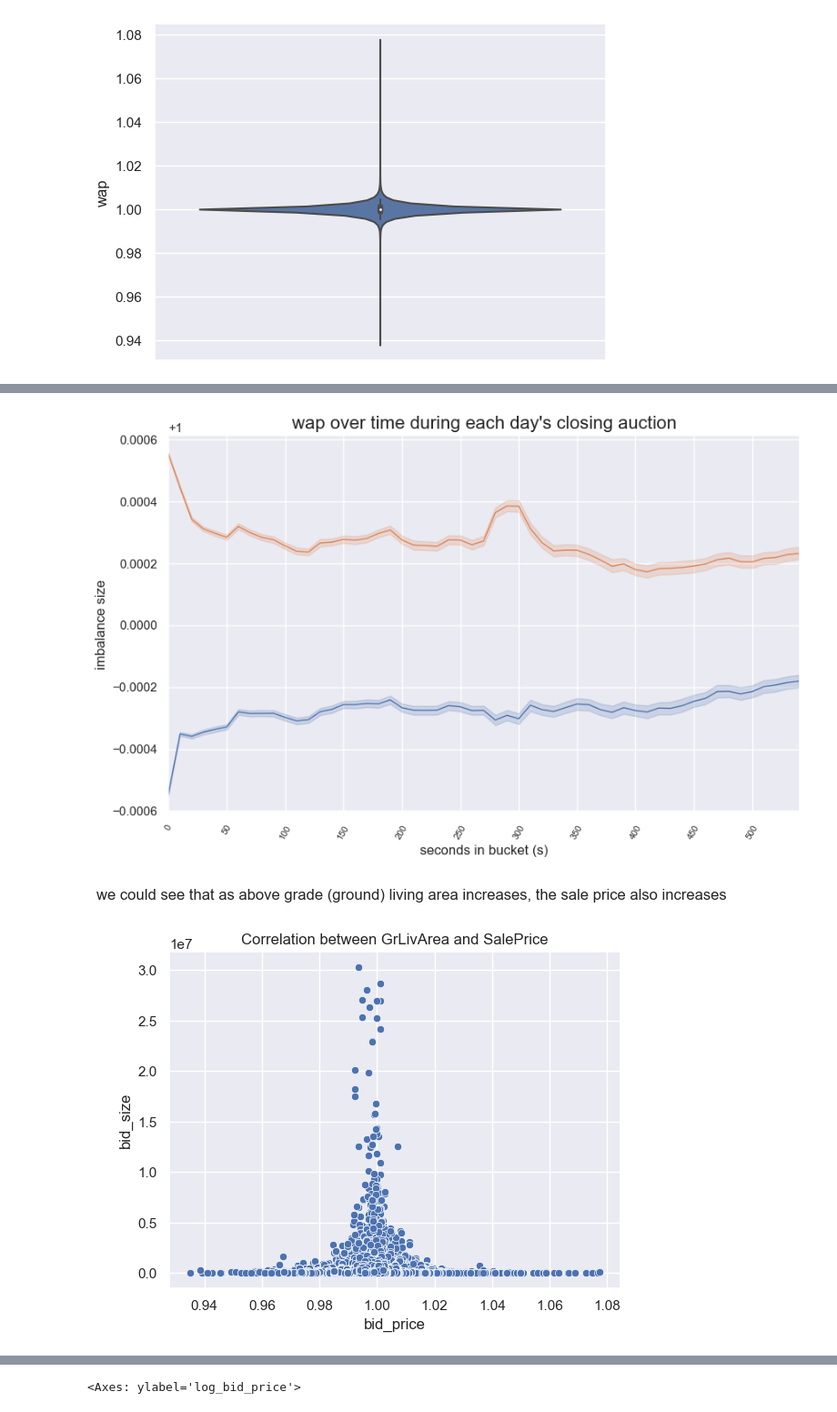
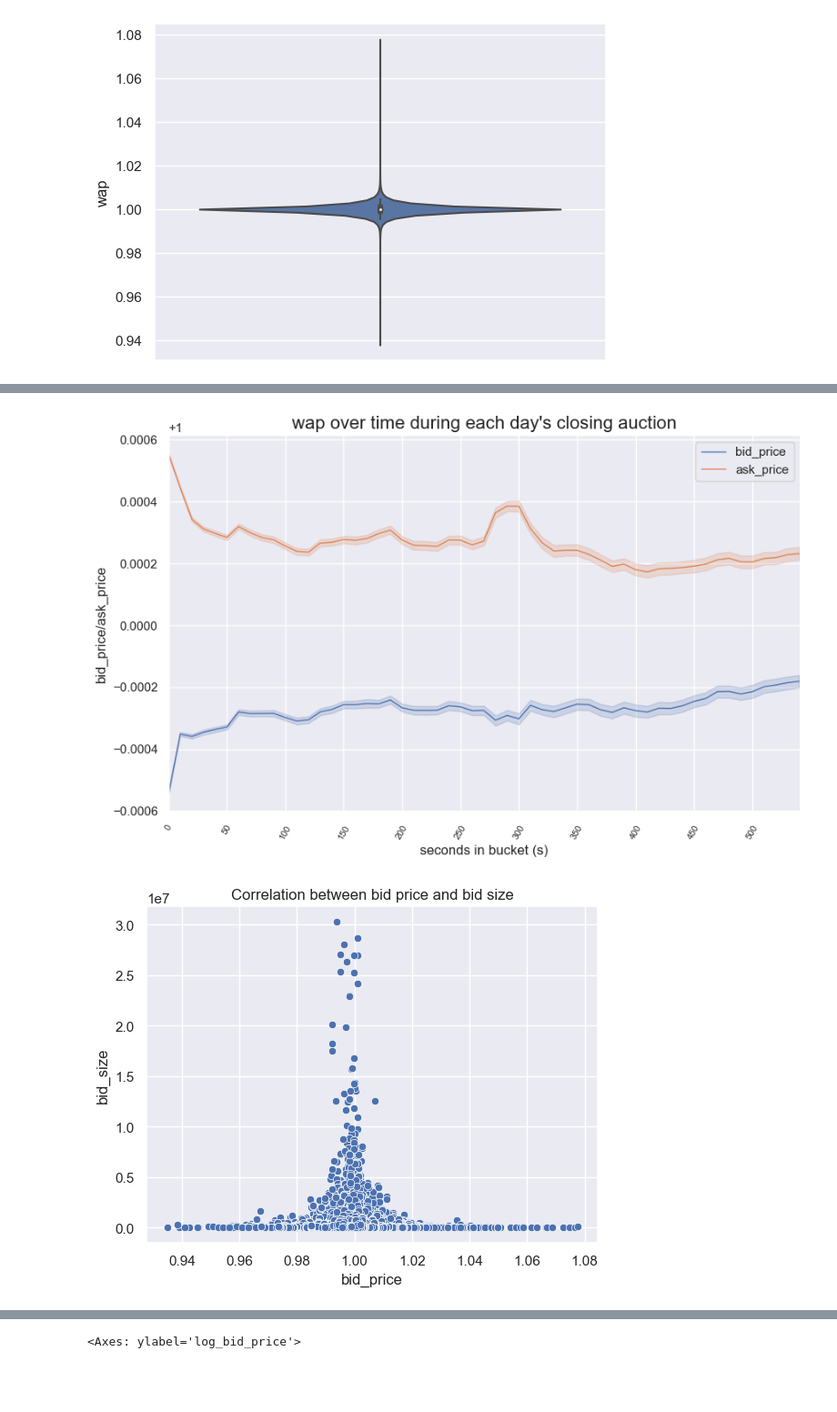
Before and after one commit to kzhangaz/DATA1030---Predict-US-stocks-closing-movements, a Jupyter notebook: EDA_draft.ipynb, the cells around one changed output, grey strips where cells are left out. Shown at 91% size. Drawn from its saved outputs; the diff is of its cells as text; code cells hidden in the pictures; blank space fills up the shorter version.

```diff
--- a/EDA_draft.ipynb
+++ b/EDA_draft.ipynb
@@ -448,26 +400,25 @@ plt.show()
 # %%
 plt.figure(figsize=(10, 6))
 
-sns.lineplot(data=df, x='seconds_in_bucket', y='bid_price',lw=1)
-sns.lineplot(data=df, x='seconds_in_bucket', y='ask_price',lw=1)
+sns.lineplot(data=df, x='seconds_in_bucket', y='bid_price',lw=1,label='bid_price')
+sns.lineplot(data=df, x='seconds_in_bucket', y='ask_price',lw=1,label='ask_price')
 plt.title('wap over time during each day\'s closing auction', fontsize=16)
 plt.xlim(0,541)
 plt.xticks(np.arange(0, 541, 50),rotation=60, fontsize=8)
 plt.xlabel('seconds in bucket (s)', fontsize=12)
-plt.ylabel('imbalance size', fontsize=12)
+plt.ylabel('bid_price/ask_price', fontsize=12)
 plt.show()
 # %% [output]
-[figure, old version]
+[figure, new version]
 # %%
-df_1=df.copy()
-df_1['log_bid_price'] = np.log(df['bid_price'])
-df_1['log_bid_size'] = np.log(df['bid_size'])
+# df_1=df.copy()
+# df_1['log_bid_price'] = np.log(df['bid_price'])
+# df_1['log_bid_size'] = np.log(df['bid_size'])
 
 sns.scatterplot(data=df, x='bid_price', y='bid_size')
-plt.title('Correlation between GrLivArea and SalePrice')
+plt.title('Correlation between bid price and bid size')
 plt.xlabel('bid_price')
 plt.ylabel('bid_size')
-plt.figtext(0,1,'we could see that as above grade (ground) living area increases, the sale price also increases')
 plt.show()
 # %% [output]
-[figure, old version]
+[figure, new version]
```
Also changed, not shown: parts of 23 cells of this notebook.
